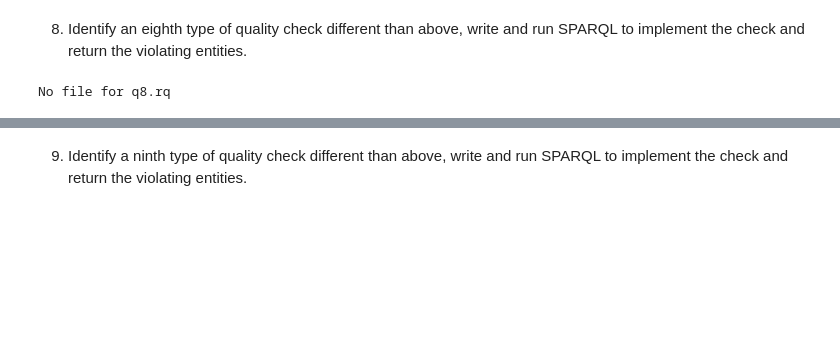
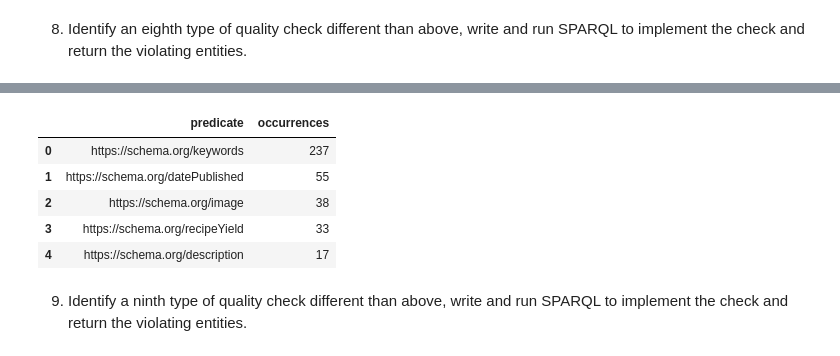
Before and after one commit to FilipPolakowski/Assigment2Graphs, a Jupyter notebook: Assignment2 Template.ipynb, the cells around one changed output, grey strips where cells are left out. Saved outputs shown, nothing was run; the diff lists cells and outputs as text; code cells hidden in the pictures; blank space fills up the shorter version.

```diff
--- a/Assignment2 Template.ipynb
+++ b/Assignment2 Template.ipynb
@@ -145,5 +158,5 @@ No file for q6.rq
 # %% [markdown]
 7. Identify a seventh type of quality check different than above, write and run SPARQL to implement the check and return the violating entities.
 # %%
-run_query(g, 'q7.rq')
+run_query(g, 'q15.rq')
 # %% [output]
@@ -151,6 +166,5 @@ No file for q7.rq
 # %% [markdown]
 8. Identify an eighth type of quality check different than above, write and run SPARQL to implement the check and return the violating entities.
 # %%
-run_query(g, 'q8.rq')
+run_query(g, 'interlinking.rq')
 # %% [output]
-No file for q8.rq
@@ -157,3 +172,9 @@ No file for q8.rq
+|  | predicate | occurrences |
+| 0 | https://schema.org/keywords | 237 |
+| 1 | https://schema.org/datePublished | 55 |
+| 2 | https://schema.org/image | 38 |
+| 3 | https://schema.org/recipeYield | 33 |
+| 4 | https://schema.org/description | 17 |
 # %% [markdown]
 9. Identify a ninth type of quality check different than above, write and run SPARQL to implement the check and return the violating entities.
 # %%
```
Also changed, not shown: parts of 7 cells of this notebook, 1 other file.
